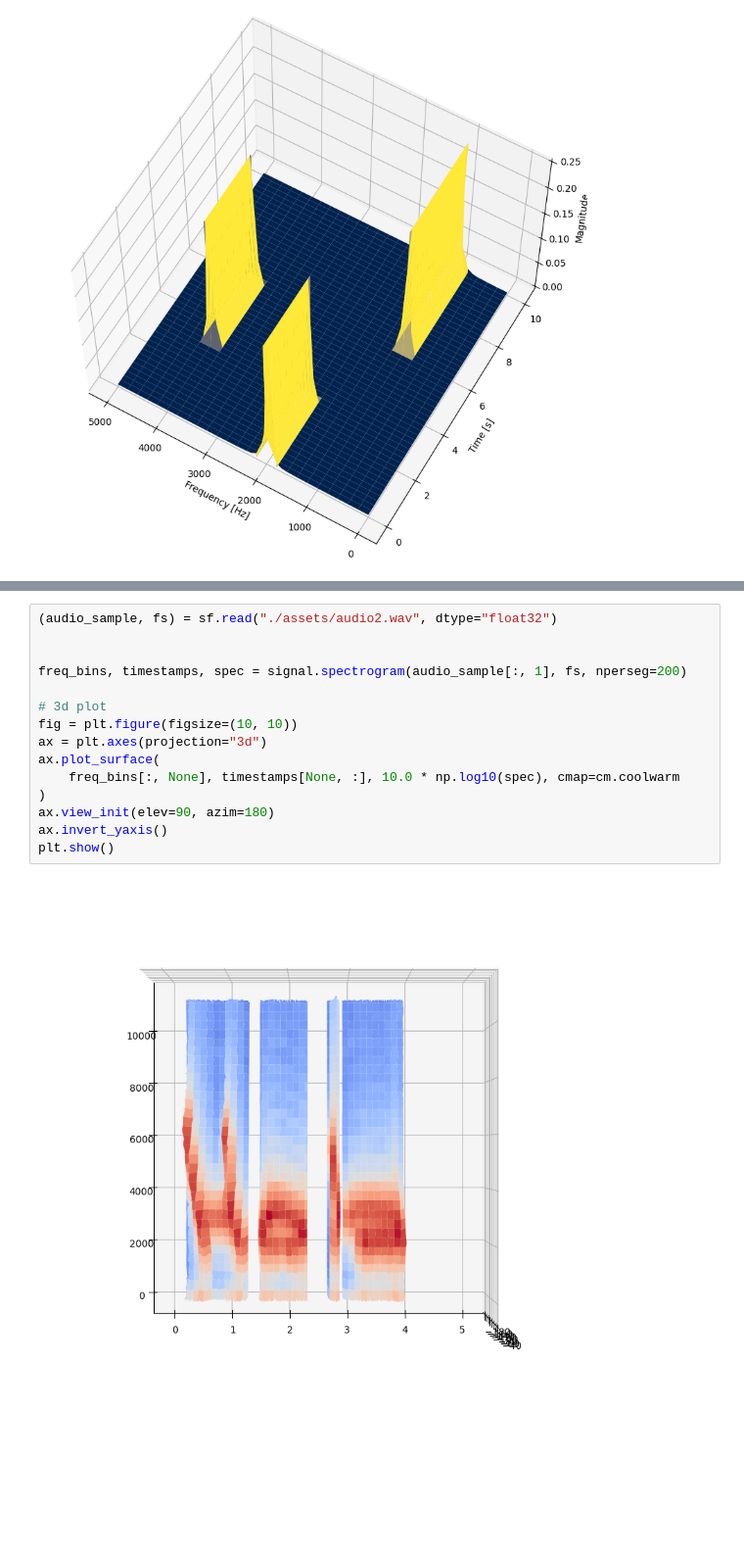
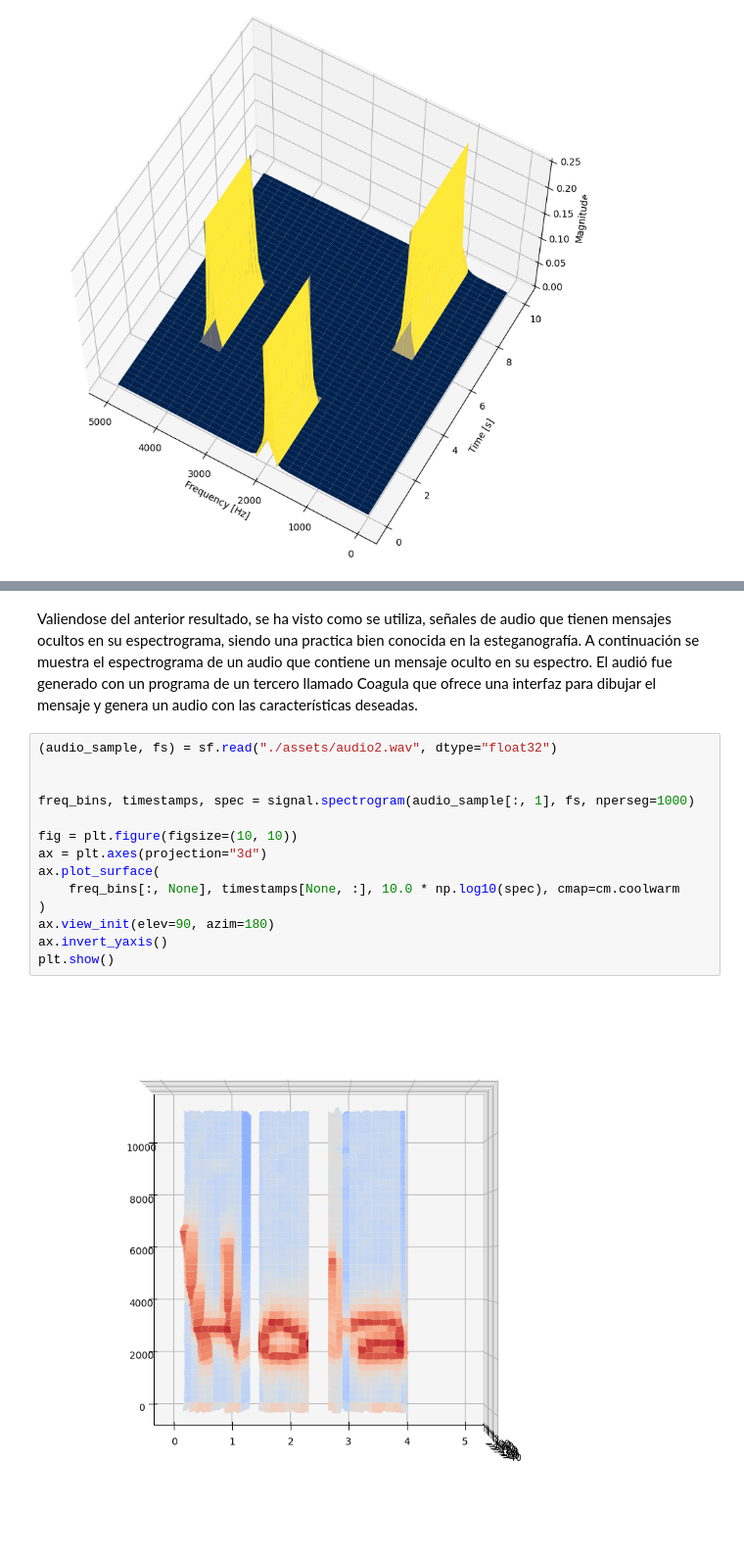
Before and after one commit to andresosorios23/digital_signal_processing, a Jupyter notebook: task_3/task.ipynb, the cells around one changed output, grey strips where cells are left out. Shown at 98% size. Saved outputs shown, nothing was run; the diff lists cells and outputs as text; blank space fills up the shorter version.

```diff
--- a/task_3/task.ipynb
+++ b/task_3/task.ipynb
@@ -377,17 +382,19 @@ plt.show()
+# %% [markdown]
+Valiendose del anterior resultado, se ha visto como se utiliza, señales de audio que tienen mensajes ocultos en su espectrograma, siendo una practica bien conocida en la esteganografía.
+A continuación se muestra el espectrograma de un audio que contiene un mensaje oculto en su espectro. El audió fue generado con un programa de un tercero llamado Coagula que ofrece una interfaz para dibujar el mensaje y genera un audio con las características deseadas.
 # %%
 (audio_sample, fs) = sf.read("./assets/audio2.wav", dtype="float32")
 
 
-freq_bins, timestamps, spec = signal.spectrogram(audio_sample[:, 1], fs, nperseg=200)
+freq_bins, timestamps, spec = signal.spectrogram(audio_sample[:, 1], fs, nperseg=1000)
 
-# 3d plot
 fig = plt.figure(figsize=(10, 10))
 ax = plt.axes(projection="3d")
 ax.plot_surface(
     freq_bins[:, None], timestamps[None, :], 10.0 * np.log10(spec), cmap=cm.coolwarm
 )
 ax.view_init(elev=90, azim=180)
 ax.invert_yaxis()
 plt.show()
 # %% [output]
-[figure, old version]
+[figure, new version]
```
Also changed, not shown: parts of 3 cells of this notebook.
